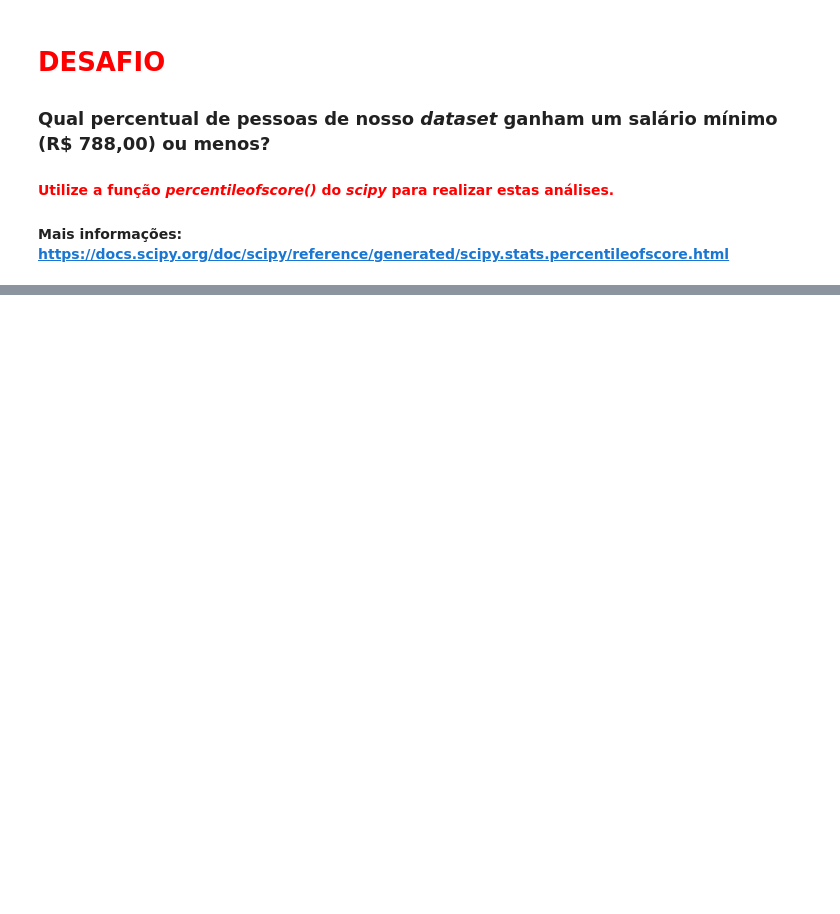
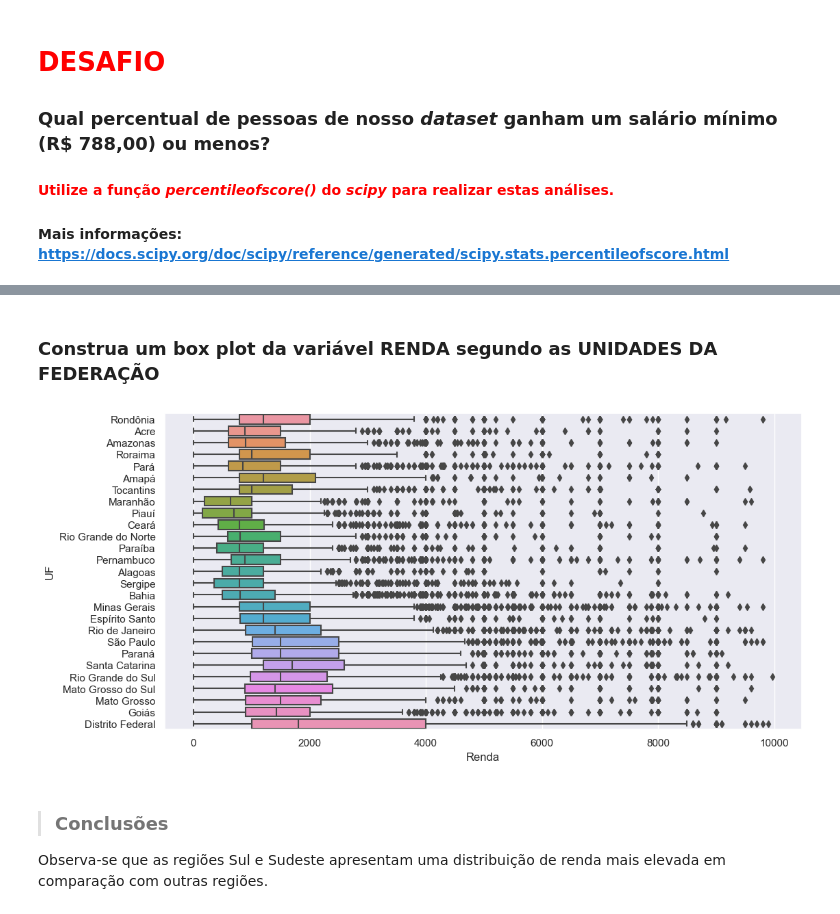
Before and after one commit to ledsouza/Curso_de_Estatistica, a Jupyter notebook: Análise_Descritiva.ipynb, the cells around one changed output, grey strips where cells are left out. Drawn from its saved outputs; the diff is of its cells as text; code cells hidden in the pictures; blank space fills up the shorter version.

```diff
--- a/Análise_Descritiva.ipynb
+++ b/Análise_Descritiva.ipynb
@@ -598,0 +649,11 @@ Escreva suas conclusões aqui...
+# %% [markdown]
+### Construa um box plot da variável RENDA segundo as UNIDADES DA FEDERAÇÃO
+# %%
+plot = sns.boxplot(data=dados.query('Renda < 10000'), x='Renda', y='UF')
+plot.figure.set_size_inches(12,6)
+# %% [output]
+[figure, added]
+# %% [markdown]
+> ### Conclusões
+
+Observa-se que as regiões Sul e Sudeste apresentam uma distribuição de renda mais elevada em comparação com outras regiões.
```
Also changed, not shown: parts of 29 cells of this notebook.
